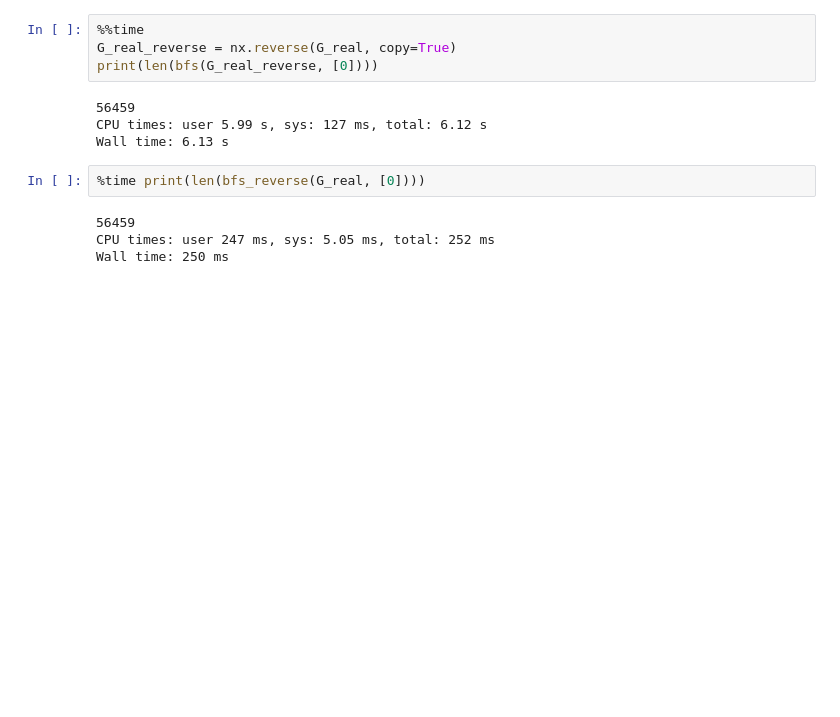
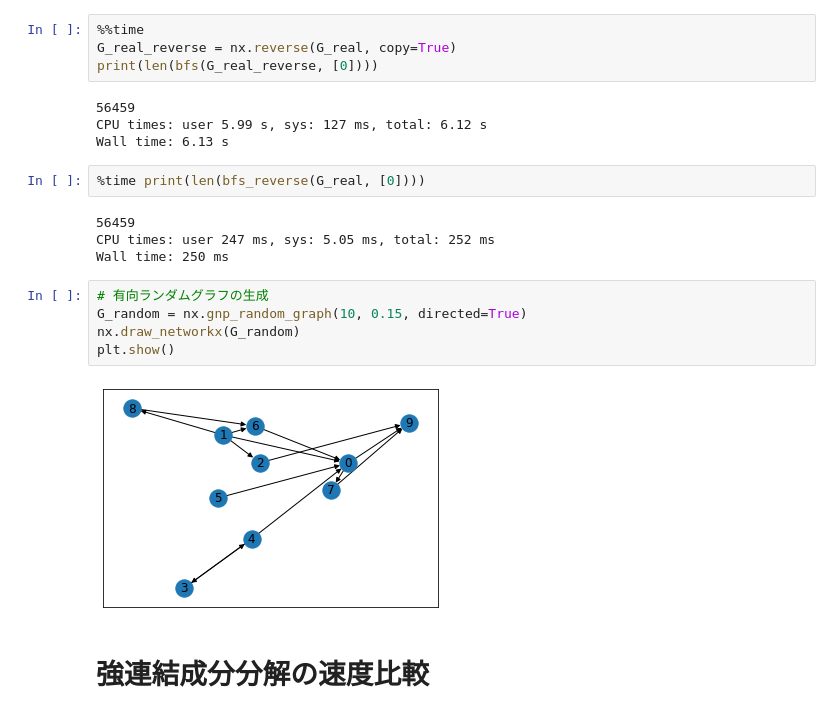
Before and after one commit to plue1011/code, a Jupyter notebook: networkx.ipynb, the cells around one changed output. Cells and saved outputs as stored; diff of their text form; blank space fills up the shorter version.

```diff
--- a/networkx.ipynb
+++ b/networkx.ipynb
@@ -402,3 +402,12 @@ Wall time: 6.13 s
 56459
 CPU times: user 247 ms, sys: 5.05 ms, total: 252 ms
 Wall time: 250 ms
+# %%
+# 有向ランダムグラフの生成
+G_random = nx.gnp_random_graph(10, 0.15, directed=True)
+nx.draw_networkx(G_random)
+plt.show()
+# %% [output]
+[figure, added]
+# %% [markdown]
+# 強連結成分分解の速度比較
```
Also changed, not shown: parts of 5 cells of this notebook.
